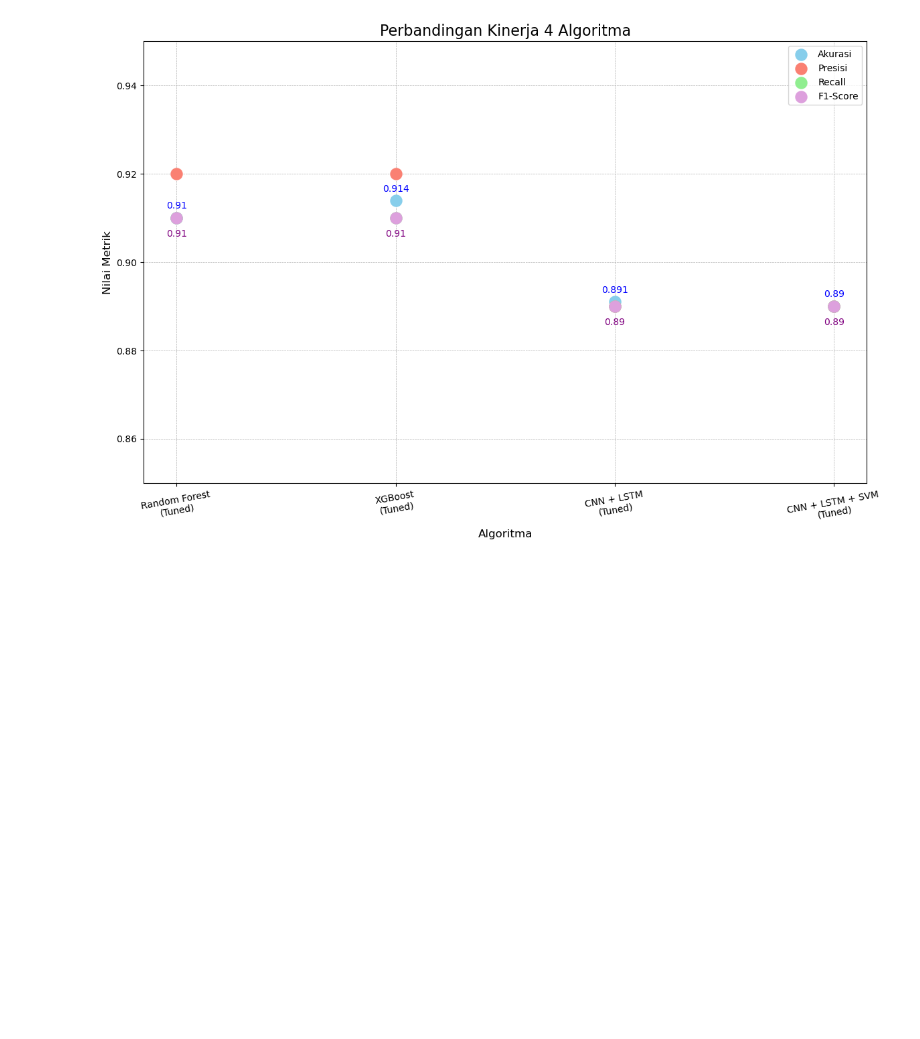
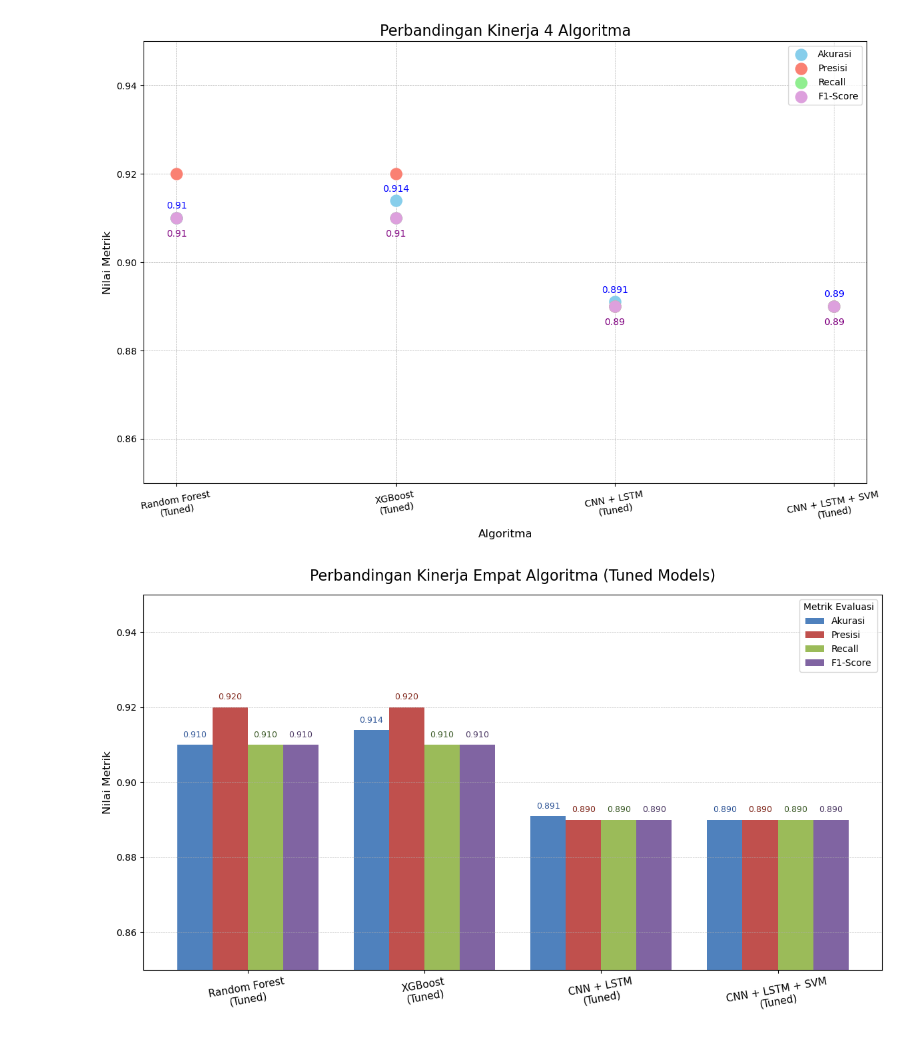
Before and after one commit to Gr1X/Diabetes_MealPlan_Model, a Jupyter notebook: Data training/hasilperbandingan.ipynb, the cells around one changed output. Cells and saved outputs as stored; diff of their text form; code cells hidden in the pictures; blank space fills up the shorter version.

Commit message:
Update Perbandingan

```diff
--- a/Data training/hasilperbandingan.ipynb
+++ b/Data training/hasilperbandingan.ipynb
@@ -67,3 +67,60 @@ plt.show()
       CNN + LSTM\n(Tuned)   0.8910                    0.89                   0.89                     0.89
 CNN + LSTM + SVM\n(Tuned)   0.8900                    0.89                   0.89                     0.89
 [figure]
+# %%
+import matplotlib.pyplot as plt
+import pandas as pd
+import numpy as np
+
+# === Data hasil evaluasi dari masing-masing model ===
+algorithms = [
+    'Random Forest\n(Tuned)',
+    'XGBoost\n(Tuned)',
+    'CNN + LSTM\n(Tuned)',
+    'CNN + LSTM + SVM\n(Tuned)'
+]
+
+accuracy = [0.91, 0.9139, 0.8910, 0.89]
+precision = [0.92, 0.92, 0.89, 0.89]
+recall = [0.91, 0.91, 0.89, 0.89]
+f1_score = [0.91, 0.91, 0.89, 0.89]
+
+# === Membuat DataFrame untuk kemudahan plotting ===
+comparison_df = pd.DataFrame({
+    'Algoritma': algorithms,
+    'Akurasi': accuracy,
+    'Presisi': precision,
+    'Recall': recall,
+    'F1-Score': f1_score
+})
+
+# === Plot dengan Bar Chart ===
+plt.figure(figsize=(12, 7))
+
+bar_width = 0.2
+x = np.arange(len(algorithms))
+
+plt.bar(x - 1.5*bar_width, accuracy, width=bar_width, label='Akurasi', color='#4F81BD')
+plt.bar(x - 0.5*bar_width, precision, width=bar_width, label='Presisi', color='#C0504D')
+plt.bar(x + 0.5*bar_width, recall, width=bar_width, label='Recall', color='#9BBB59')
+plt.bar(x + 1.5*bar_width, f1_score, width=bar_width, label='F1-Score', color='#8064A2')
+
+# === Label dan gaya tampilan ===
+plt.xticks(x, algorithms, rotation=10, fontsize=11)
+plt.ylabel('Nilai Metrik', fontsize=12)
+plt.title('Perbandingan Kinerja Empat Algoritma (Tuned Models)', fontsize=16, pad=15)
+plt.ylim(0.85, 0.95)
+plt.legend(title='Metrik Evaluasi', fontsize=10)
+plt.grid(axis='y', linestyle='--', linewidth=0.5, alpha=0.7)
+
+# === Menampilkan nilai di atas setiap batang ===
+for i in range(len(algorithms)):
+    plt.text(x[i] - 1.5*bar_width, accuracy[i] + 0.002, f"{accuracy[i]:.3f}", ha='center', fontsize=9, color='#2F5597')
+    plt.text(x[i] - 0.5*bar_width, precision[i] + 0.002, f"{precision[i]:.3f}", ha='center', fontsize=9, color='#7F2418')
+    plt.text(x[i] + 0.5*bar_width, recall[i] + 0.002, f"{recall[i]:.3f}", ha='center', fontsize=9, color='#385723')
+    plt.text(x[i] + 1.5*bar_width, f1_score[i] + 0.002, f"{f1_score[i]:.3f}", ha='center', fontsize=9, color='#4B3863')
+
+plt.tight_layout()
+plt.show()
+# %% [output]
+[figure, added]
```
Also changed, not shown: parts of 1 cell of this notebook, 1 other file.
